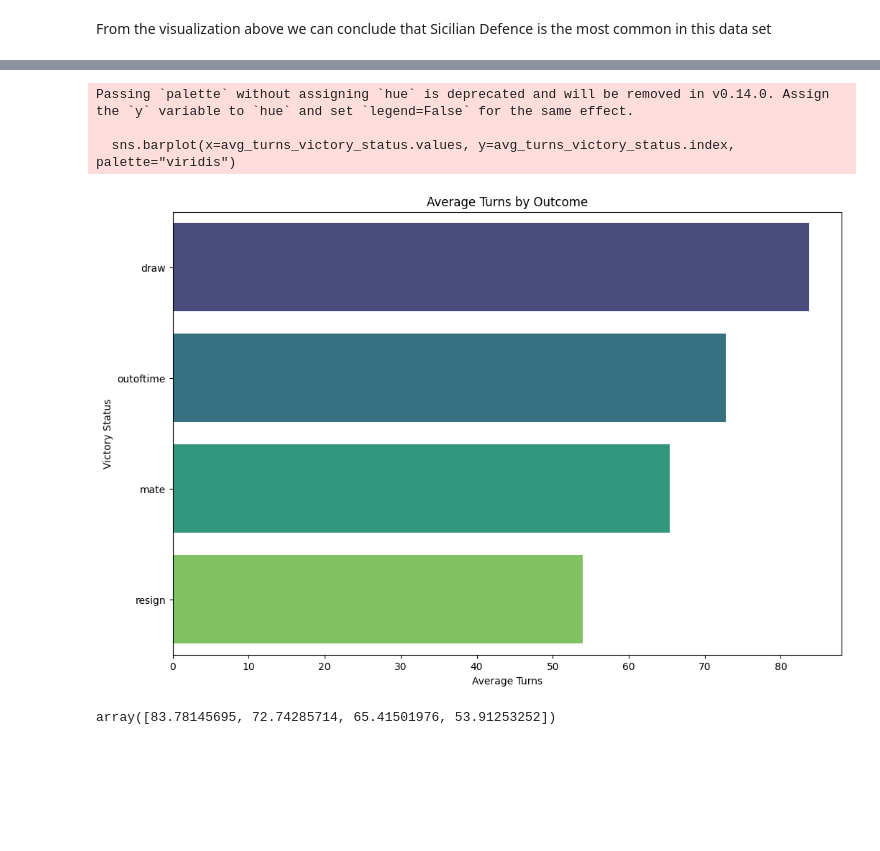
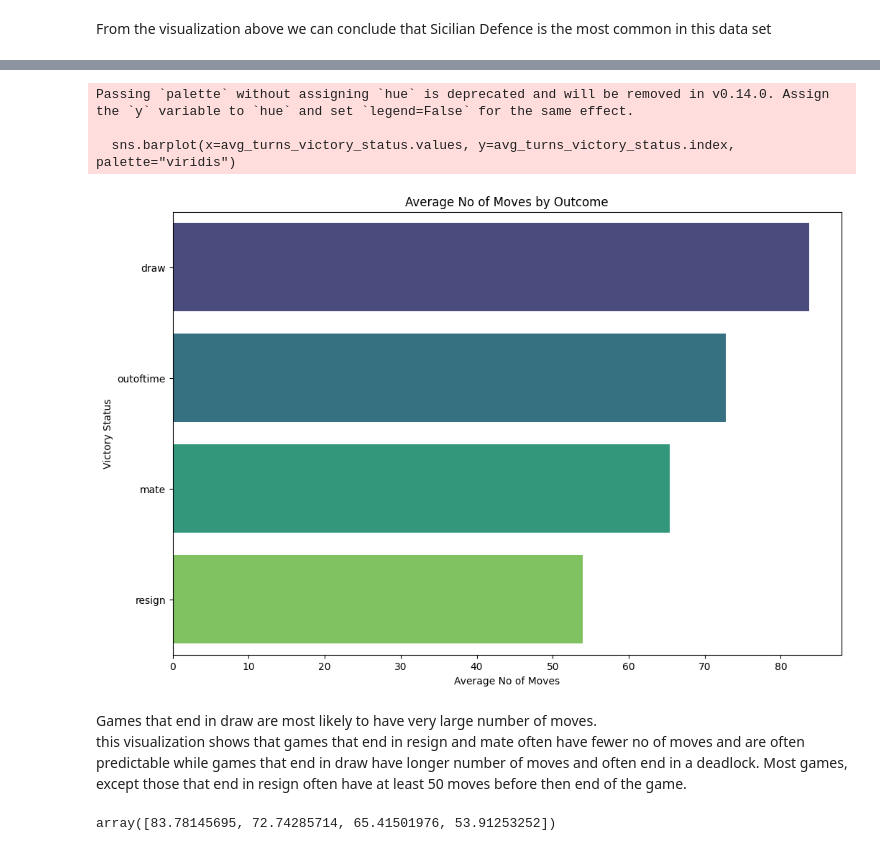
Before and after one commit to i-am-christy/The-Chess-Project, a Jupyter notebook: chess_project.ipynb, the cells around one changed output, grey strips where cells are left out. Saved outputs shown, nothing was run; the diff lists cells and outputs as text; code cells hidden in the pictures; blank space fills up the shorter version.

```diff
--- a/chess_project.ipynb
+++ b/chess_project.ipynb
@@ -211,19 +213,23 @@ From this visual we can conclude that Sicilian Defense gives black more advantag
 # %%
 #average turns vs victory status
 avg_turns_victory_status = data.groupby(['victory_status'])['turns'].mean().sort_values(ascending=False)
 
 # Plotting the data
 plt.figure(figsize=(12, 8))
 sns.barplot(x=avg_turns_victory_status.values, y=avg_turns_victory_status.index, palette="viridis")
-plt.title("Average Turns by Outcome")
-plt.xlabel("Average Turns")
+plt.title("Average No of Moves by Outcome")
+plt.xlabel("Average No of Moves")
 plt.ylabel("Victory Status")
 plt.show()
 # %% [output]
 Passing `palette` without assigning `hue` is deprecated and will be removed in v0.14.0. Assign the `y` variable to `hue` and set `legend=False` for the same effect.
 
   sns.barplot(x=avg_turns_victory_status.values, y=avg_turns_victory_status.index, palette="viridis")
-[figure, old version]
+[figure, new version]
+# %% [markdown]
+Games that end in draw are most likely to have very large number of moves. <br>
+this visualization shows that games that end in resign and mate often have fewer no of moves and are often predictable while games that end in draw have longer number of moves and often end in a deadlock.
+Most games, except those that end in resign often have at least 50 moves before then end of the game.
 # %%
 avg_turns_victory_status.values
 # %% [output]
```
Also changed, not shown: parts of 63 cells of this notebook, 2 other files.
